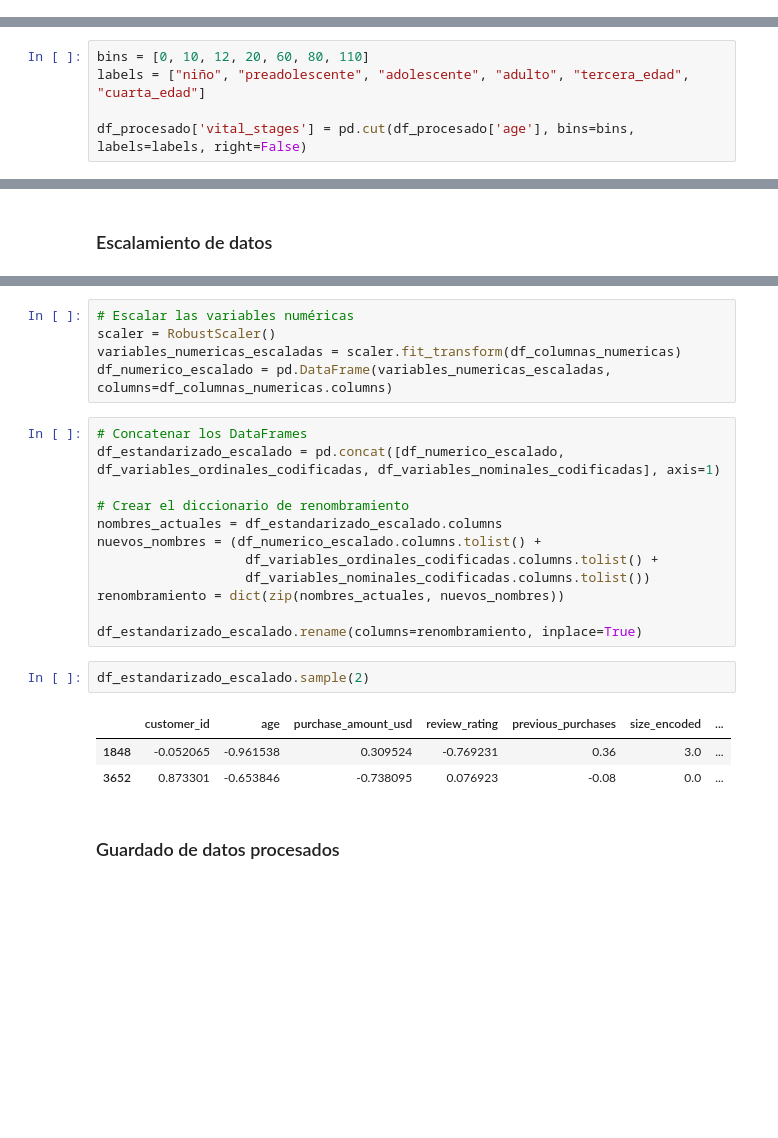
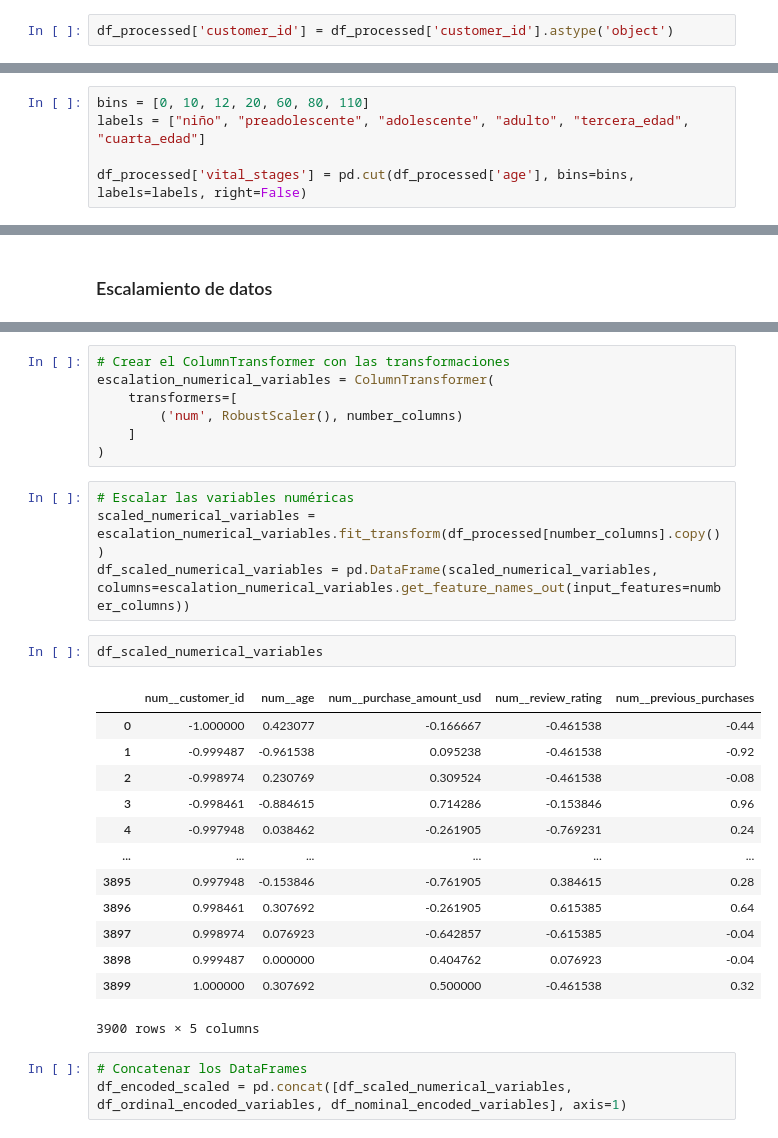
Before and after one commit to ianCristianAriel/2024-eeuu-comportamiento-consumidor, a Jupyter notebook: notebooks/2_transform.ipynb, the cells around one changed output, grey strips where cells are left out. Cells and saved outputs as stored; diff of their text form; blank space fills up the shorter version.

Commit message:
agrego documentacion de los datos transformados

```diff
--- a/notebooks/2_tratamiento.ipynb
+++ b/notebooks/2_transform.ipynb
@@ -243,3 +265,5 @@ unique_values_counts = df_procesado[no_numbers_columns].nunique()
+# %%
+df_processed['customer_id'] = df_processed['customer_id'].astype('object')
 # %% [markdown]
 **Datos cuantitativos**
 # %% [markdown]
@@ -248,7 +272,7 @@ Rangos o clases
 bins = [0, 10, 12, 20, 60, 80, 110]
 labels = ["niño", "preadolescente", "adolescente", "adulto", "tercera_edad", "cuarta_edad"]
 
-df_procesado['vital_stages'] = pd.cut(df_procesado['age'], bins=bins, labels=labels, right=False)
+df_processed['vital_stages'] = pd.cut(df_processed['age'], bins=bins, labels=labels, right=False)
 # %% [markdown]
 ### Codificacion de datos
 # %% [markdown]
@@ -307,25 +318,30 @@ df_columnas_numericas = df_procesado.select_dtypes(include=['number'])
+# %%
+# Crear el ColumnTransformer con las transformaciones
+escalation_numerical_variables = ColumnTransformer(
+    transformers=[
+        ('num', RobustScaler(), number_columns)
+    ]
+)
 # %%
 # Escalar las variables numéricas
-scaler = RobustScaler()
-variables_numericas_escaladas = scaler.fit_transform(df_columnas_numericas)
-df_numerico_escalado = pd.DataFrame(variables_numericas_escaladas, columns=df_columnas_numericas.columns)
+scaled_numerical_variables = escalation_numerical_variables.fit_transform(df_processed[number_columns].copy())
+df_scaled_numerical_variables = pd.DataFrame(scaled_numerical_variables, columns=escalation_numerical_variables.get_feature_names_out(input_features=number_columns))
-# %%
-# Concatenar los DataFrames
-df_estandarizado_escalado = pd.concat([df_numerico_escalado, df_variables_ordinales_codificadas, df_variables_nominales_codificadas], axis=1)
-
-# Crear el diccionario de renombramiento
-nombres_actuales = df_estandarizado_escalado.columns
-nuevos_nombres = (df_numerico_escalado.columns.tolist() +
-                   df_variables_ordinales_codificadas.columns.tolist() +
-                   df_variables_nominales_codificadas.columns.tolist())
-renombramiento = dict(zip(nombres_actuales, nuevos_nombres))
-
-df_estandarizado_escalado.rename(columns=renombramiento, inplace=True)
-# %%
-df_estandarizado_escalado.sample(2)
-# %% [output]
-|  | customer_id | age | purchase_amount_usd | review_rating | previous_purchases | size_encoded | ... |
-| 1848 | -0.052065 | -0.961538 | 0.309524 | -0.769231 | 0.36 | 3.0 | ... |
-| 3652 | 0.873301 | -0.653846 | -0.738095 | 0.076923 | -0.08 | 0.0 | ... |
-# %% [markdown]
-### Guardado de datos procesados
+# %%
+df_scaled_numerical_variables
+# %% [output]
+|  | num__customer_id | num__age | num__purchase_amount_usd | num__review_rating | num__previous_purchases |
+| 0 | -1.000000 | 0.423077 | -0.166667 | -0.461538 | -0.44 |
+| 1 | -0.999487 | -0.961538 | 0.095238 | -0.461538 | -0.92 |
+| 2 | -0.998974 | 0.230769 | 0.309524 | -0.461538 | -0.08 |
+| 3 | -0.998461 | -0.884615 | 0.714286 | -0.153846 | 0.96 |
+| 4 | -0.997948 | 0.038462 | -0.261905 | -0.769231 | 0.24 |
+| ... | ... | ... | ... | ... | ... |
+| 3895 | 0.997948 | -0.153846 | -0.761905 | 0.384615 | 0.28 |
+| 3896 | 0.998461 | 0.307692 | -0.261905 | 0.615385 | 0.64 |
+| 3897 | 0.998974 | 0.076923 | -0.642857 | -0.615385 | -0.04 |
+| 3898 | 0.999487 | 0.000000 | 0.404762 | 0.076923 | -0.04 |
+| 3899 | 1.000000 | 0.307692 | 0.500000 | -0.461538 | 0.32 |
+3900 rows × 5 columns
+# %%
+# Concatenar los DataFrames
+df_encoded_scaled = pd.concat([df_scaled_numerical_variables, df_ordinal_encoded_variables, df_nominal_encoded_variables], axis=1)
```
Also changed, not shown: parts of 50 cells of this notebook, 9 other files.
